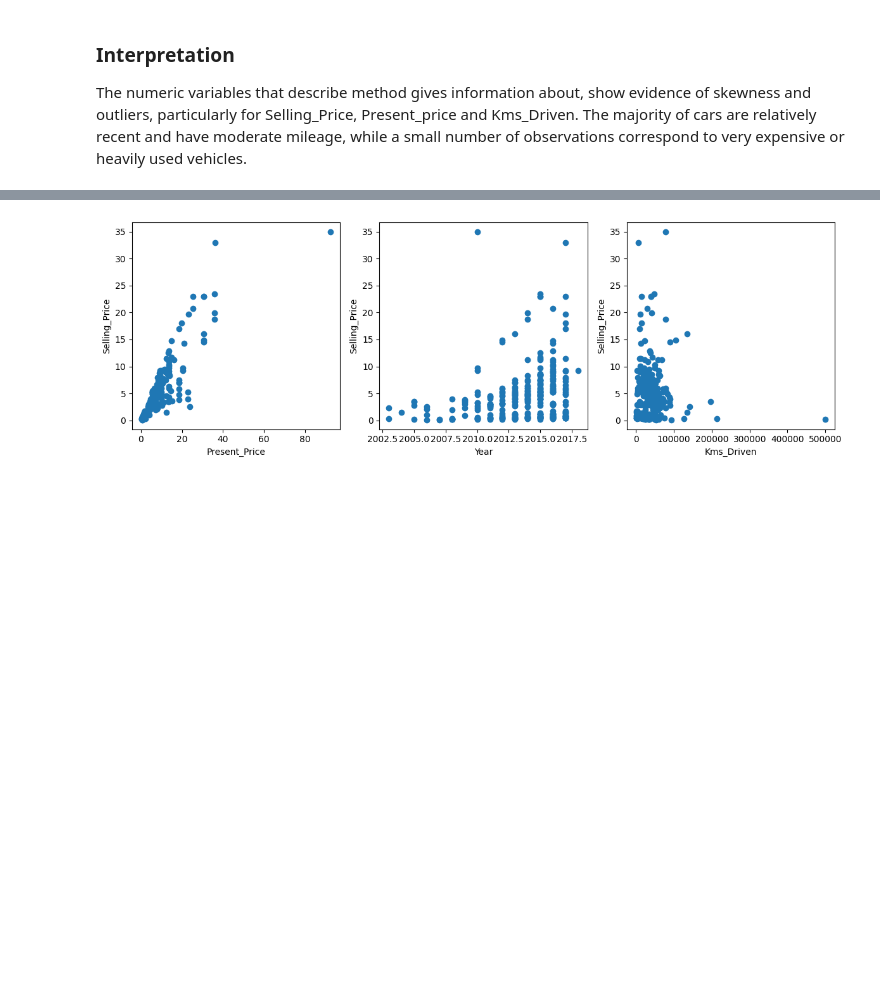
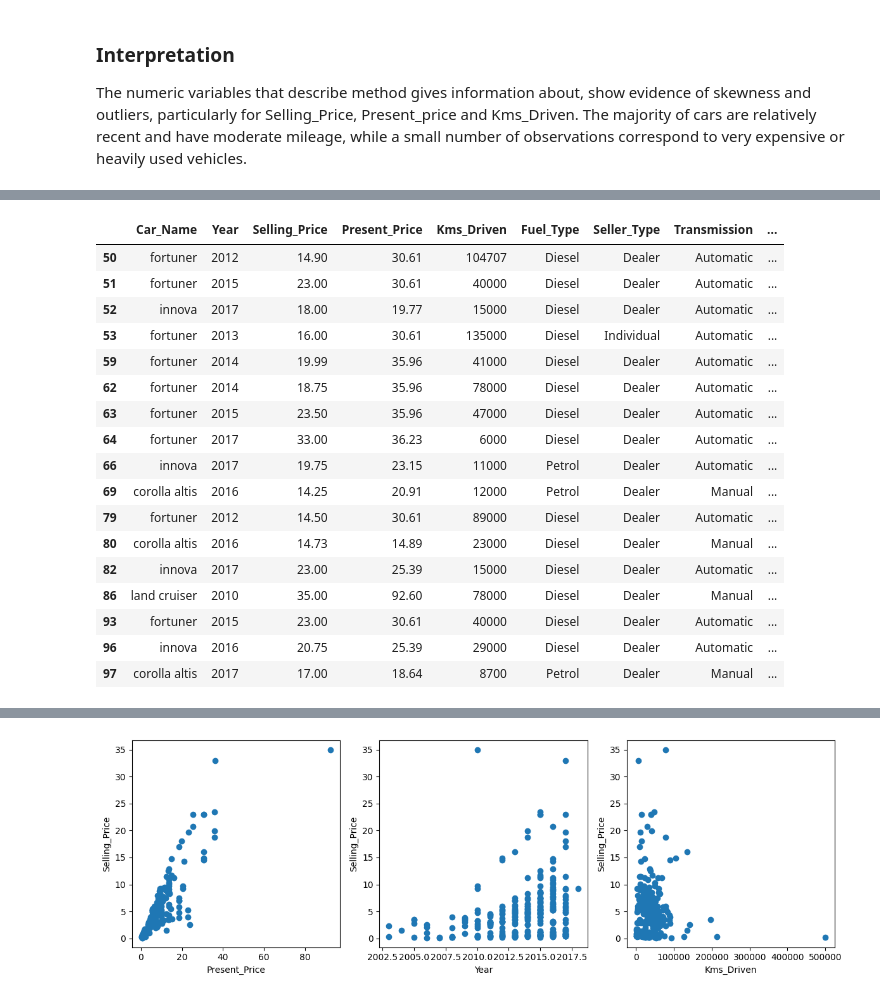
Before and after one commit to BoostanAlireza/used-car-price-prediction, a Jupyter notebook: Cardataset.ipynb, the cells around one changed output, grey strips where cells are left out. Saved outputs shown, nothing was run; the diff lists cells and outputs as text; code cells hidden in the pictures; blank space fills up the shorter version.

```diff
--- a/Cardataset.ipynb
+++ b/Cardataset.ipynb
@@ -136,0 +181,52 @@ Kms_Driven. The majority of cars are relatively recent and have moderate mileage
+# %%
+def iqr_outliers(df, column, remove=False):
+    """
+    Detects outliers in a given column using the IQR method.
+
+    Parameters:
+    - df (pd.DataFrame): Input dataframe
+    - column (str): Column name to analyze
+    - remove (bool): If true, returns dataframe without outliers.
+
+    Returns:
+    - outliers (pd.DataFrame): rows identified as outliers(if remove=False)
+    - cleaned_df (pd.DataFrame): dataframe without outliers(if remove=True)
+    """
+
+    Q1 = df[column].quantile(0.25)
+    Q3 = df[column].quantile(0.75)
+    IQR = Q3 - Q1
+
+    lower_bound = Q1 - 1.5 * IQR
+    upper_bound = Q3 + 1.5 * IQR
+
+    outliers = df[(df[column] < lower_bound) | (df[column] > upper_bound)]
+
+    if remove:
+        cleaned_df = df[(df[column] >= lower_bound) & (df[column] <= upper_bound)]
+        return cleaned_df
+
+    return outliers
+# %%
+# Detect Outliers
+outliers = iqr_outliers(df, 'Selling_Price')
+outliers
+# %% [output]
+|  | Car_Name | Year | Selling_Price | Present_Price | Kms_Driven | Fuel_Type | Seller_Type | Transmission | ... |
+| 50 | fortuner | 2012 | 14.90 | 30.61 | 104707 | Diesel | Dealer | Automatic | ... |
+| 51 | fortuner | 2015 | 23.00 | 30.61 | 40000 | Diesel | Dealer | Automatic | ... |
+| 52 | innova | 2017 | 18.00 | 19.77 | 15000 | Diesel | Dealer | Automatic | ... |
+| 53 | fortuner | 2013 | 16.00 | 30.61 | 135000 | Diesel | Individual | Automatic | ... |
+| 59 | fortuner | 2014 | 19.99 | 35.96 | 41000 | Diesel | Dealer | Automatic | ... |
+| 62 | fortuner | 2014 | 18.75 | 35.96 | 78000 | Diesel | Dealer | Automatic | ... |
+| 63 | fortuner | 2015 | 23.50 | 35.96 | 47000 | Diesel | Dealer | Automatic | ... |
+| 64 | fortuner | 2017 | 33.00 | 36.23 | 6000 | Diesel | Dealer | Automatic | ... |
+| 66 | innova | 2017 | 19.75 | 23.15 | 11000 | Petrol | Dealer | Automatic | ... |
+| 69 | corolla altis | 2016 | 14.25 | 20.91 | 12000 | Petrol | Dealer | Manual | ... |
+| 79 | fortuner | 2012 | 14.50 | 30.61 | 89000 | Diesel | Dealer | Automatic | ... |
+| 80 | corolla altis | 2016 | 14.73 | 14.89 | 23000 | Diesel | Dealer | Manual | ... |
+| 82 | innova | 2017 | 23.00 | 25.39 | 15000 | Diesel | Dealer | Automatic | ... |
+| 86 | land cruiser | 2010 | 35.00 | 92.60 | 78000 | Diesel | Dealer | Manual | ... |
+| 93 | fortuner | 2015 | 23.00 | 30.61 | 40000 | Diesel | Dealer | Automatic | ... |
+| 96 | innova | 2016 | 20.75 | 25.39 | 29000 | Diesel | Dealer | Automatic | ... |
+| 97 | corolla altis | 2017 | 17.00 | 18.64 | 8700 | Petrol | Dealer | Manual | ... |
```
Also changed, not shown: parts of 28 cells of this notebook.
